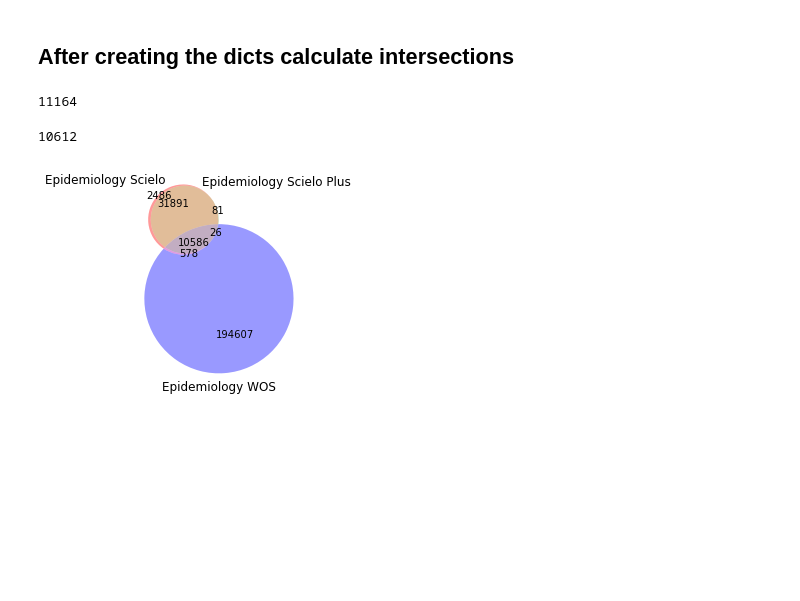
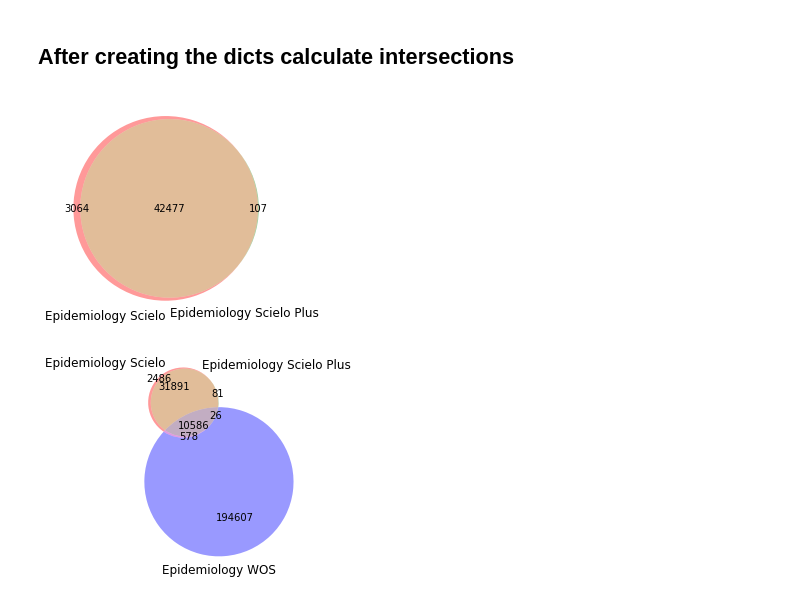
Before and after one commit to gino-serpa/southamerica, a Jupyter notebook: swl for analyzing data example.ipynb, the cells around one changed output. Saved outputs shown, nothing was run; the diff lists cells and outputs as text; code cells hidden in the pictures; blank space fills up the shorter version.

```diff
--- a/swl for analyzing data example.ipynb
+++ b/swl for analyzing data example.ipynb
@@ -106,16 +106,13 @@ len(authors_es), len(authors_ew), len(authors_esp)
 ## After creating the dicts calculate intersections
 # %%
 authors_es_set = set(list(authors_es.keys()))
+authors_esp_set = set(list(authors_esp.keys()))
 authors_ew_set = set(list(authors_ew.keys()))
-intersection_1 = authors_es_set.intersection(authors_ew_set)
-len(intersection_1)
-# %% [output]
-11164
-# %%
-authors_esp_set = set(list(authors_esp.keys()))
-authors_ew_set = set(list(authors_ew.keys()))
-intersection_2 = authors_esp_set.intersection(authors_ew_set)
-len(intersection_2)
-# %% [output]
-10612
+# %%
+venn2([authors_es_set, authors_esp_set],\
+      ('Epidemiology Scielo', 'Epidemiology Scielo Plus'))
+
+plt.show()
+# %% [output]
+[figure, added]
 # %%
```
Also changed, not shown: parts of 6 cells of this notebook.
